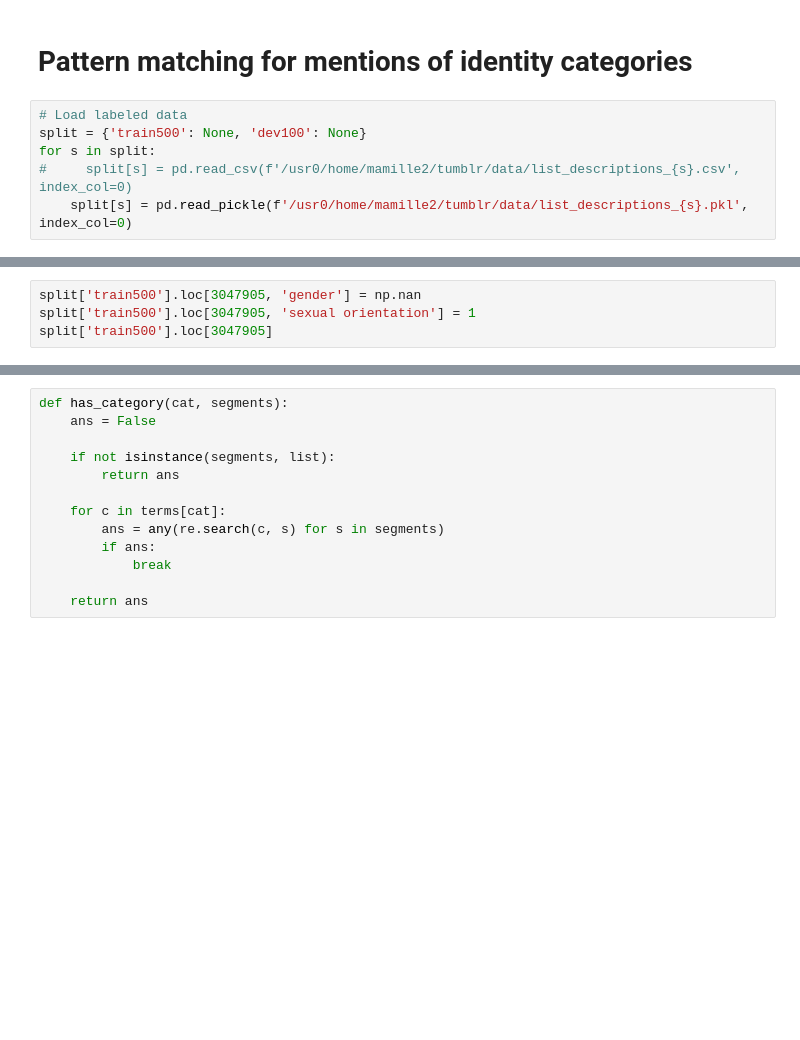
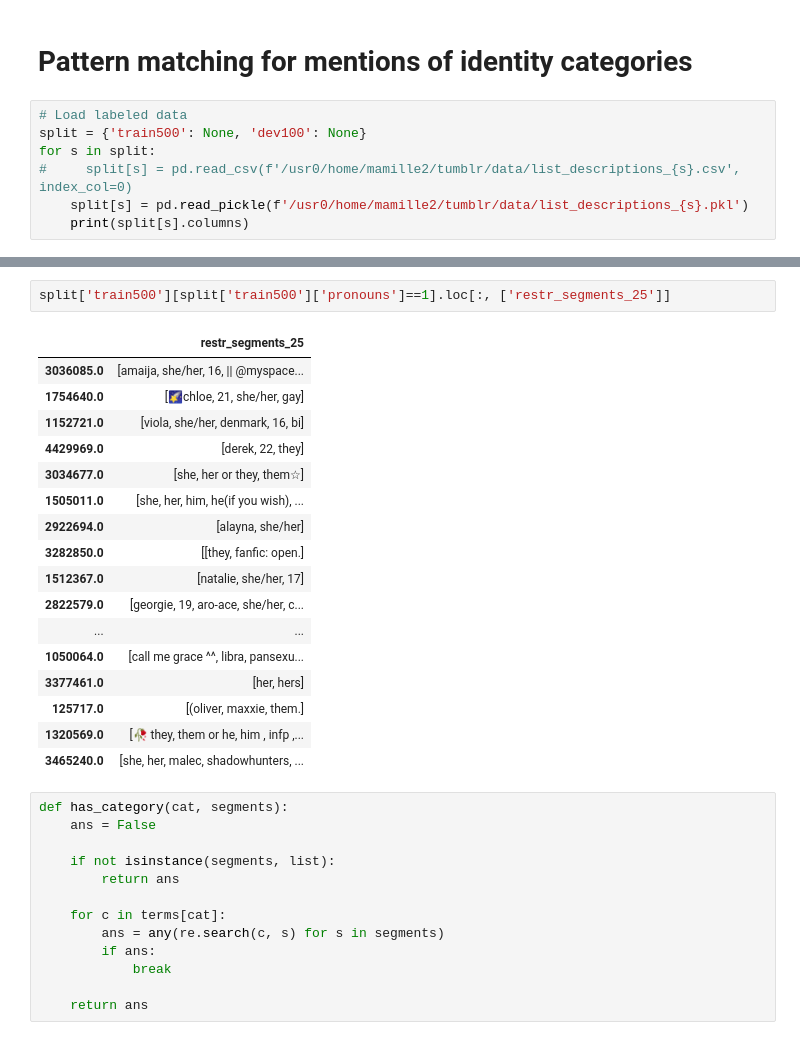
Before and after one commit to michaelmilleryoder/tumblr-scripts, a Jupyter notebook: jupyter/blog_descriptions_experiments.ipynb, the cells around one changed output, grey strips where cells are left out. Drawn from its saved outputs; the diff is of its cells as text; blank space fills up the shorter version.

```diff
--- a/jupyter/blog_descriptions_experiments.ipynb
+++ b/jupyter/blog_descriptions_experiments.ipynb
@@ -30,4 +30,5 @@ from pprint import pprint
 split = {'train500': None, 'dev100': None}
 for s in split:
 #     split[s] = pd.read_csv(f'/usr0/home/mamille2/tumblr/data/list_descriptions_{s}.csv', index_col=0)
-    split[s] = pd.read_pickle(f'/usr0/home/mamille2/tumblr/data/list_descriptions_{s}.pkl', index_col=0)
+    split[s] = pd.read_pickle(f'/usr0/home/mamille2/tumblr/data/list_descriptions_{s}.pkl')
+    print(split[s].columns)
@@ -34,4 +48,0 @@ for s in split:
-# %%
-split['train500'].loc[3047905, 'gender'] = np.nan
-split['train500'].loc[3047905, 'sexual orientation'] = 1
-split['train500'].loc[3047905]
@@ -63,3 +69,23 @@ terms = {'gender': ['male', 'female',
+# %%
+split['train500'][split['train500']['pronouns']==1].loc[:, ['restr_segments_25']]
+# %% [output]
+|  | restr_segments_25 |
+| 3036085.0 | [amaija, she/her, 16, || @myspace... |
+| 1754640.0 | [🌠chloe, 21, she/her, gay] |
+| 1152721.0 | [viola, she/her, denmark, 16, bi] |
+| 4429969.0 | [derek, 22, they] |
+| 3034677.0 | [she, her or they, them☆] |
+| 1505011.0 | [she, her, him, he(if you wish), ... |
+| 2922694.0 | [alayna, she/her] |
+| 3282850.0 | [[they, fanfic: open.] |
+| 1512367.0 | [natalie, she/her, 17] |
+| 2822579.0 | [georgie, 19, aro-ace, she/her, c... |
+| ... | ... |
+| 1050064.0 | [call me grace ^^, libra, pansexu... |
+| 3377461.0 | [her, hers] |
+| 125717.0 | [(oliver, maxxie, them.] |
+| 1320569.0 | [🥀 they, them or he, him , infp ,... |
+| 3465240.0 | [she, her, malec, shadowhunters, ... |
 # %%
 def has_category(cat, segments):
     ans = False
```
Also changed, not shown: parts of 28 cells of this notebook, 1 other file.
